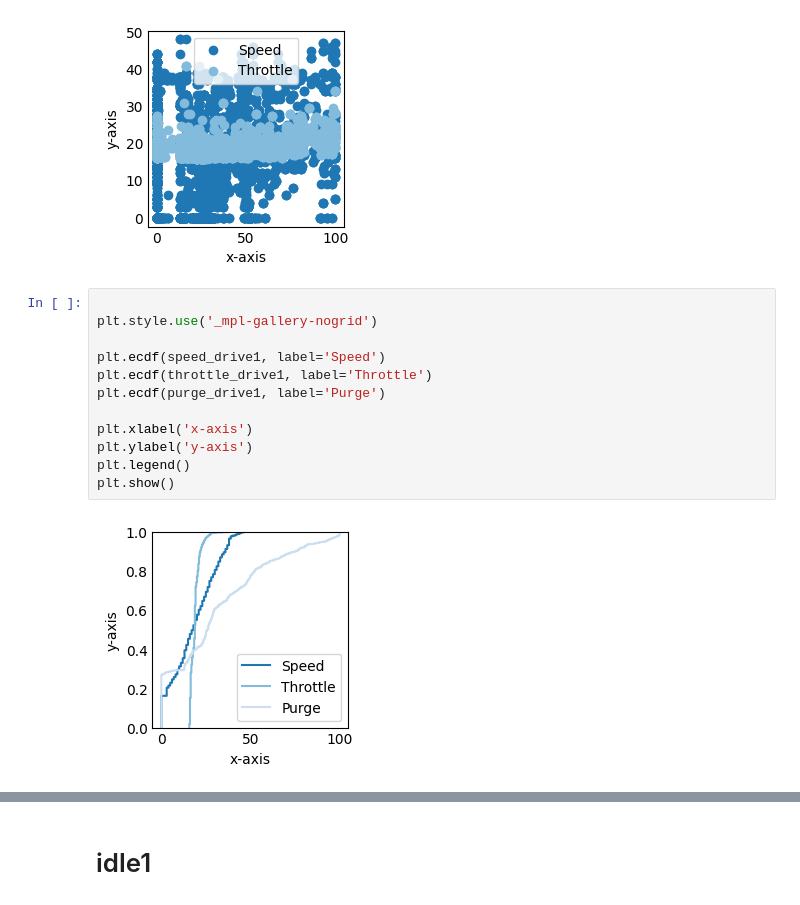
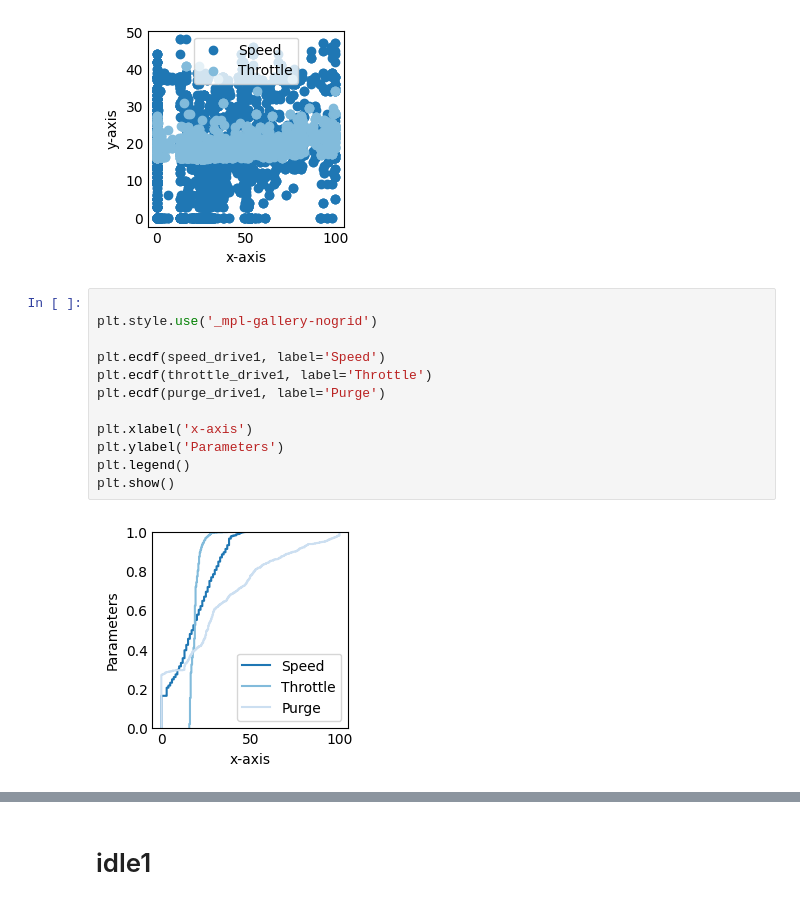
Before and after one commit to camila-duarte/verbrennungsmotoren, a Jupyter notebook: analyse/per_parameter.ipynb, the cells around one changed output, grey strips where cells are left out. Drawn from its saved outputs; the diff is of its cells as text.

```diff
--- a/analyse/per_parameter.ipynb
+++ b/analyse/per_parameter.ipynb
@@ -55,17 +55,17 @@ plt.show()
 # %%
 
 plt.style.use('_mpl-gallery-nogrid')
 
 plt.ecdf(speed_drive1, label='Speed')
 plt.ecdf(throttle_drive1, label='Throttle')
 plt.ecdf(purge_drive1, label='Purge')
 
 plt.xlabel('x-axis')
-plt.ylabel('y-axis')
+plt.ylabel('Parameters')
 plt.legend()
 plt.show()
 # %% [output]
-[figure, old version]
+[figure, new version]
 # %%
 plt.style.use('_mpl-gallery-nogrid')
 
```
Also changed, not shown: parts of 5 cells of this notebook.
